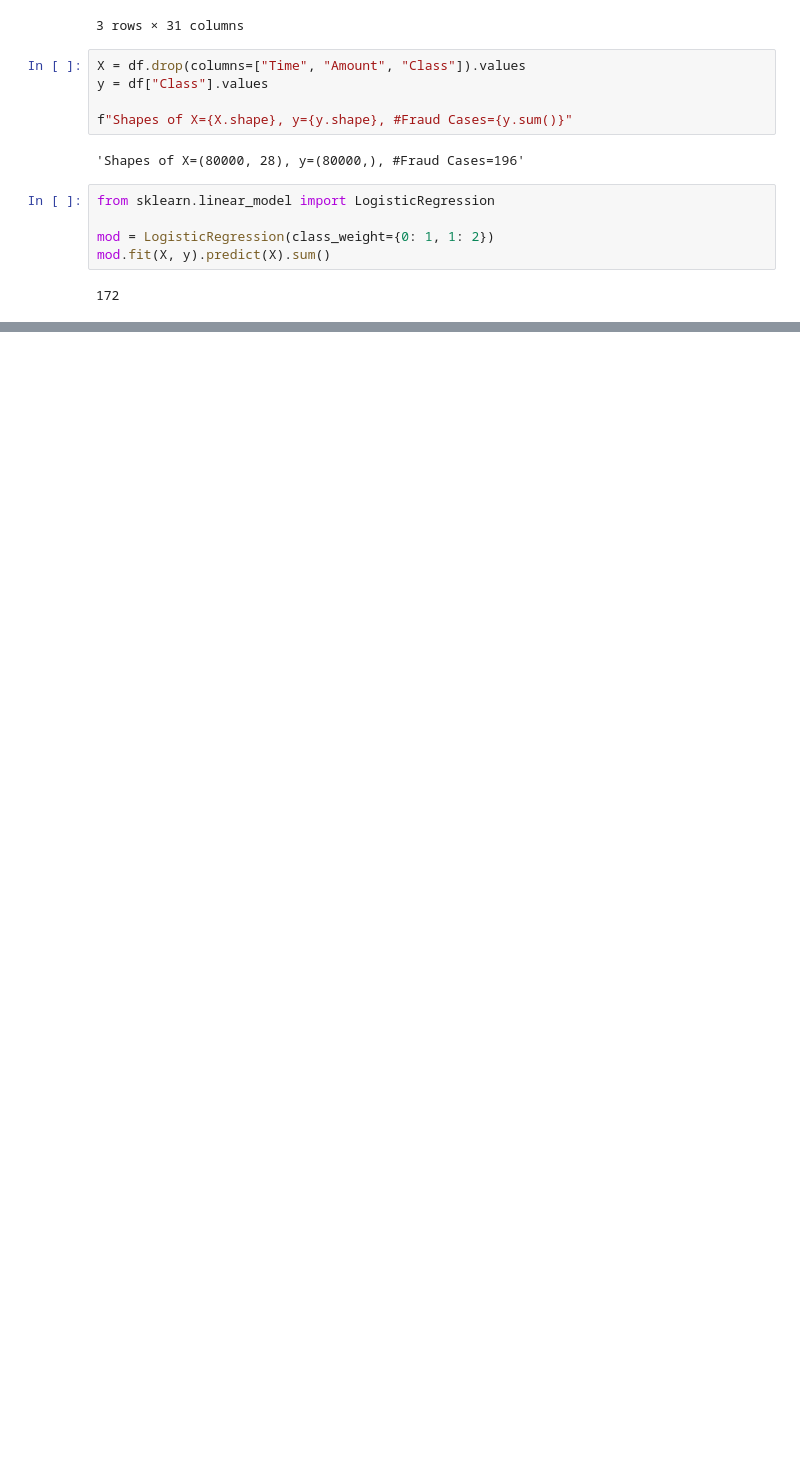
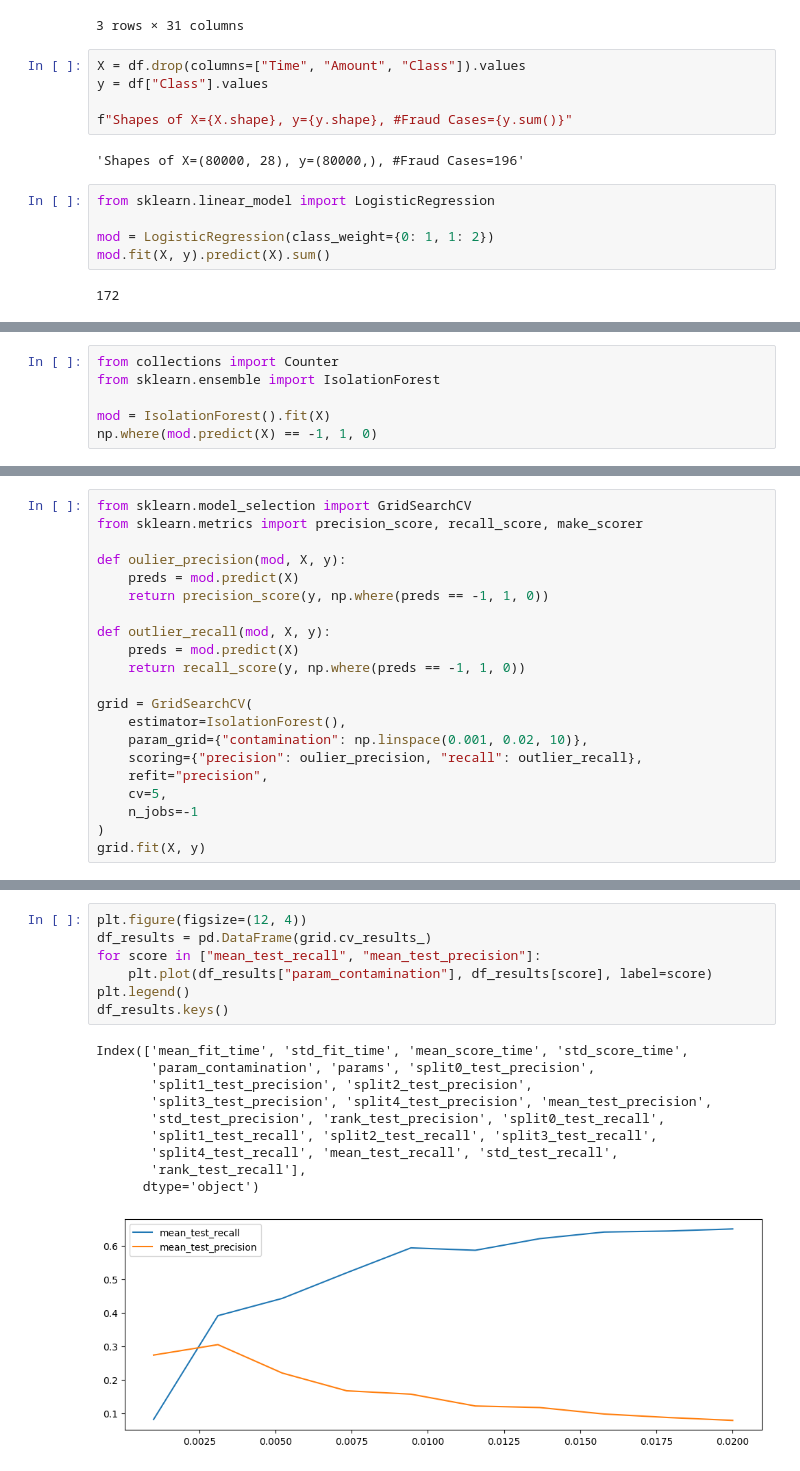
Before and after one commit to SandaL-max/python_jupiter_test, a Jupyter notebook: metrics.ipynb, the cells around one changed output, grey strips where cells are left out. Saved outputs shown, nothing was run; the diff lists cells and outputs as text; blank space fills up the shorter version.

```diff
--- a/metrics.ipynb
+++ b/metrics.ipynb
@@ -52,0 +30,6 @@ pd.DataFrame(grid.cv_results_)
+# %%
+from collections import Counter
+from sklearn.ensemble import IsolationForest
+
+mod = IsolationForest().fit(X)
+np.where(mod.predict(X) == -1, 1, 0)
@@ -52,0 +38,21 @@ pd.DataFrame(grid.cv_results_)
+# %%
+from sklearn.model_selection import GridSearchCV
+from sklearn.metrics import precision_score, recall_score, make_scorer
+
+def oulier_precision(mod, X, y):
+    preds = mod.predict(X)
+    return precision_score(y, np.where(preds == -1, 1, 0))
+
+def outlier_recall(mod, X, y):
+    preds = mod.predict(X)
+    return recall_score(y, np.where(preds == -1, 1, 0))
+
+grid = GridSearchCV(
+    estimator=IsolationForest(),
+    param_grid={"contamination": np.linspace(0.001, 0.02, 10)},
+    scoring={"precision": oulier_precision, "recall": outlier_recall},
+    refit="precision",
+    cv=5,
+    n_jobs=-1
+)
+grid.fit(X, y)
@@ -52,0 +66,18 @@ pd.DataFrame(grid.cv_results_)
+# %%
+plt.figure(figsize=(12, 4))
+df_results = pd.DataFrame(grid.cv_results_)
+for score in ["mean_test_recall", "mean_test_precision"]:
+    plt.plot(df_results["param_contamination"], df_results[score], label=score)
+plt.legend()
+df_results.keys()
+# %% [output]
+Index(['mean_fit_time', 'std_fit_time', 'mean_score_time', 'std_score_time',
+       'param_contamination', 'params', 'split0_test_precision',
+       'split1_test_precision', 'split2_test_precision',
+       'split3_test_precision', 'split4_test_precision', 'mean_test_precision',
+       'std_test_precision', 'rank_test_precision', 'split0_test_recall',
+       'split1_test_recall', 'split2_test_recall', 'split3_test_recall',
+       'split4_test_recall', 'mean_test_recall', 'std_test_recall',
+       'rank_test_recall'],
+      dtype='object')
+[figure, added]
```
Also changed, not shown: parts of 6 cells of this notebook, 4 other files.
